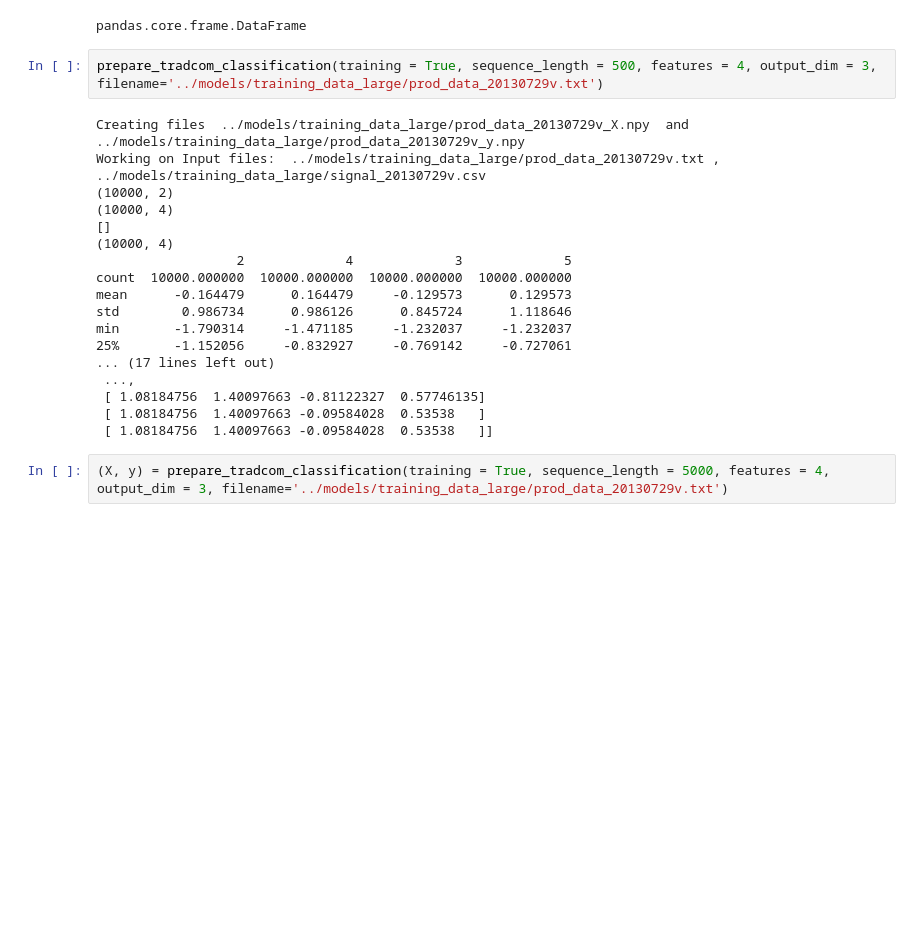
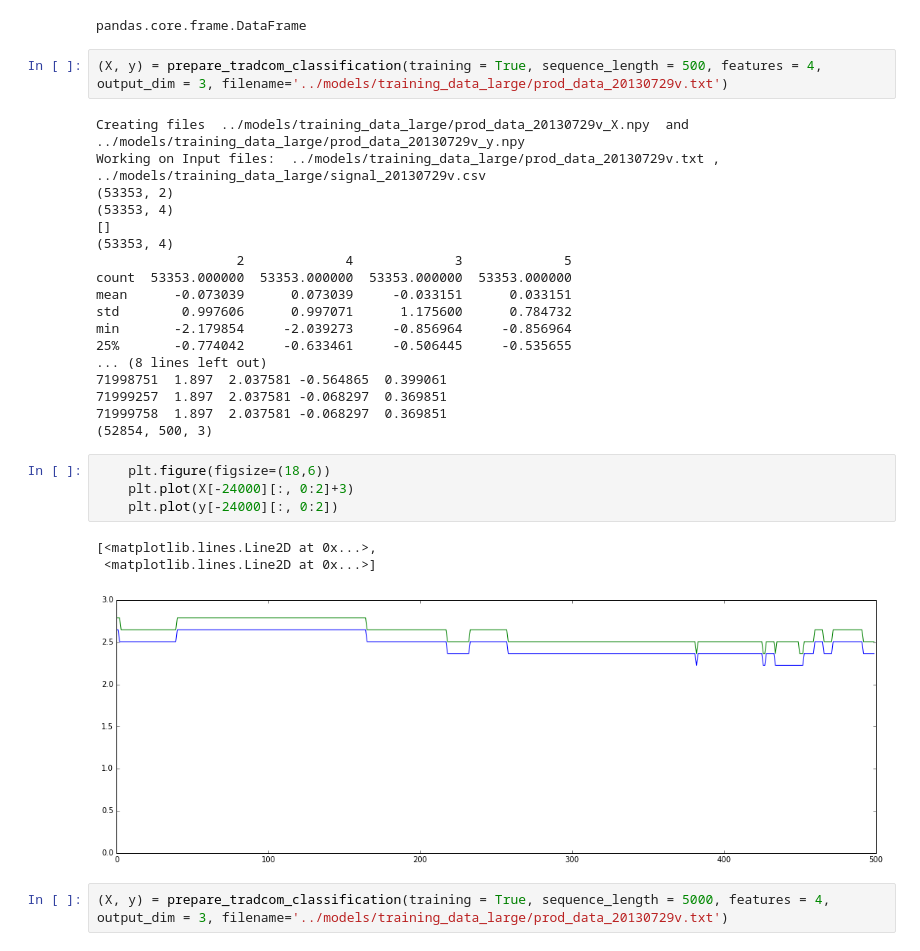
Before and after one commit to salsasepp/ufcnn-keras, a Jupyter notebook: notebook/tradecon_playground.ipynb, the cells around one changed output. Cells and saved outputs as stored; diff of their text form; blank space fills up the shorter version.

```diff
--- a/notebook/tradecon_playground.ipynb
+++ b/notebook/tradecon_playground.ipynb
@@ -410,25 +386,33 @@ type(Xdf_std)
 # %% [output]
 pandas.core.frame.DataFrame
 # %%
-prepare_tradcom_classification(training = True, sequence_length = 500, features = 4, output_dim = 3, filename='../models/training_data_large/prod_data_20130729v.txt')
+(X, y) = prepare_tradcom_classification(training = True, sequence_length = 500, features = 4, output_dim = 3, filename='../models/training_data_large/prod_data_20130729v.txt')
 # %% [output]
 Creating files  ../models/training_data_large/prod_data_20130729v_X.npy  and  ../models/training_data_large/prod_data_20130729v_y.npy
 Working on Input files:  ../models/training_data_large/prod_data_20130729v.txt ,  ../models/training_data_large/signal_20130729v.csv
-(10000, 2)
-(10000, 4)
+(53353, 2)
+(53353, 4)
 []
-(10000, 4)
+(53353, 4)
                   2             4             3             5
-count  10000.000000  10000.000000  10000.000000  10000.000000
-mean      -0.164479      0.164479     -0.129573      0.129573
-std        0.986734      0.986126      0.845724      1.118646
-min       -1.790314     -1.471185     -1.232037     -1.232037
-25%       -1.152056     -0.832927     -0.769142     -0.727061
-... (17 lines left out)
- ...,
- [ 1.08184756  1.40097663 -0.81122327  0.57746135]
- [ 1.08184756  1.40097663 -0.09584028  0.53538   ]
- [ 1.08184756  1.40097663 -0.09584028  0.53538   ]]
+count  53353.000000  53353.000000  53353.000000  53353.000000
+mean      -0.073039      0.073039     -0.033151      0.033151
+std        0.997606      0.997071      1.175600      0.784732
+min       -2.179854     -2.039273     -0.856964     -0.856964
+25%       -0.774042     -0.633461     -0.506445     -0.535655
+... (8 lines left out)
+71998751  1.897  2.037581 -0.564865  0.399061
+71999257  1.897  2.037581 -0.068297  0.369851
+71999758  1.897  2.037581 -0.068297  0.369851
+(52854, 500, 3)
+# %%
+    plt.figure(figsize=(18,6))
+    plt.plot(X[-24000][:, 0:2]+3)
+    plt.plot(y[-24000][:, 0:2])
+# %% [output]
+[<matplotlib.lines.Line2D at 0x...>,
+ <matplotlib.lines.Line2D at 0x...>]
+[figure, added]
 # %%
 (X, y) = prepare_tradcom_classification(training = True, sequence_length = 5000, features = 4, output_dim = 3, filename='../models/training_data_large/prod_data_20130729v.txt')
 # %% [output]
```
Also changed, not shown: parts of 16 cells of this notebook, 1 other file.
